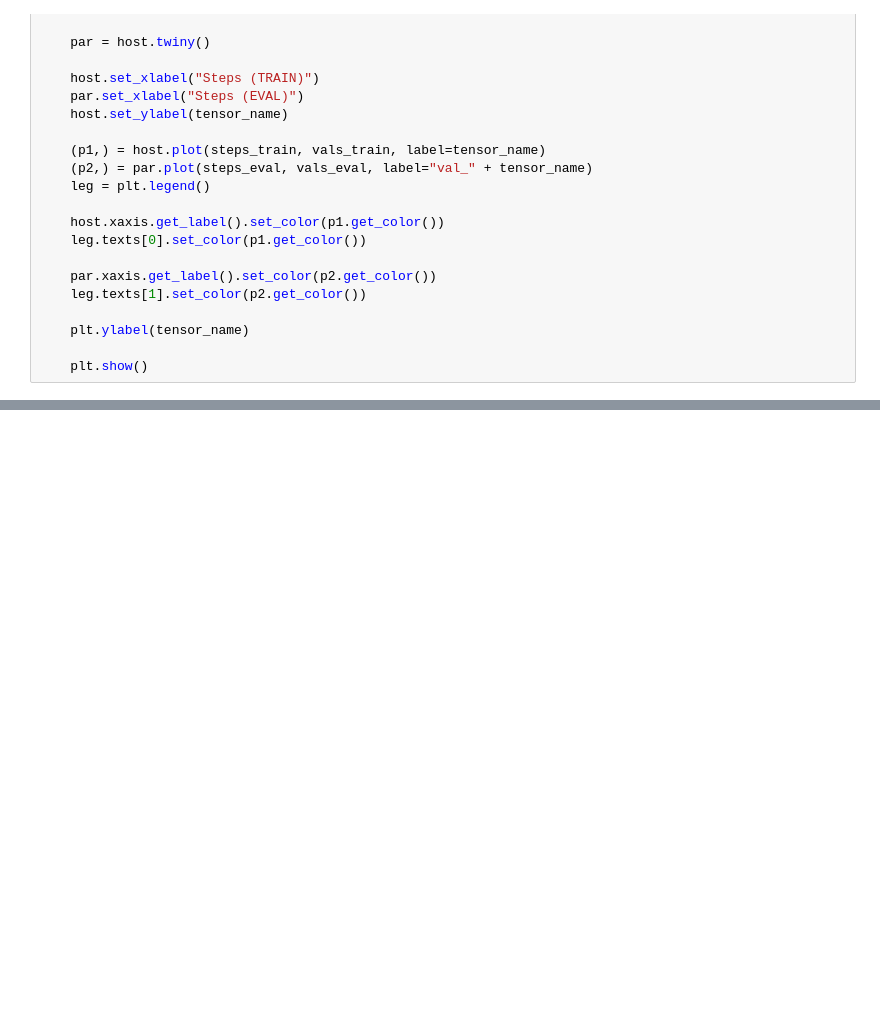
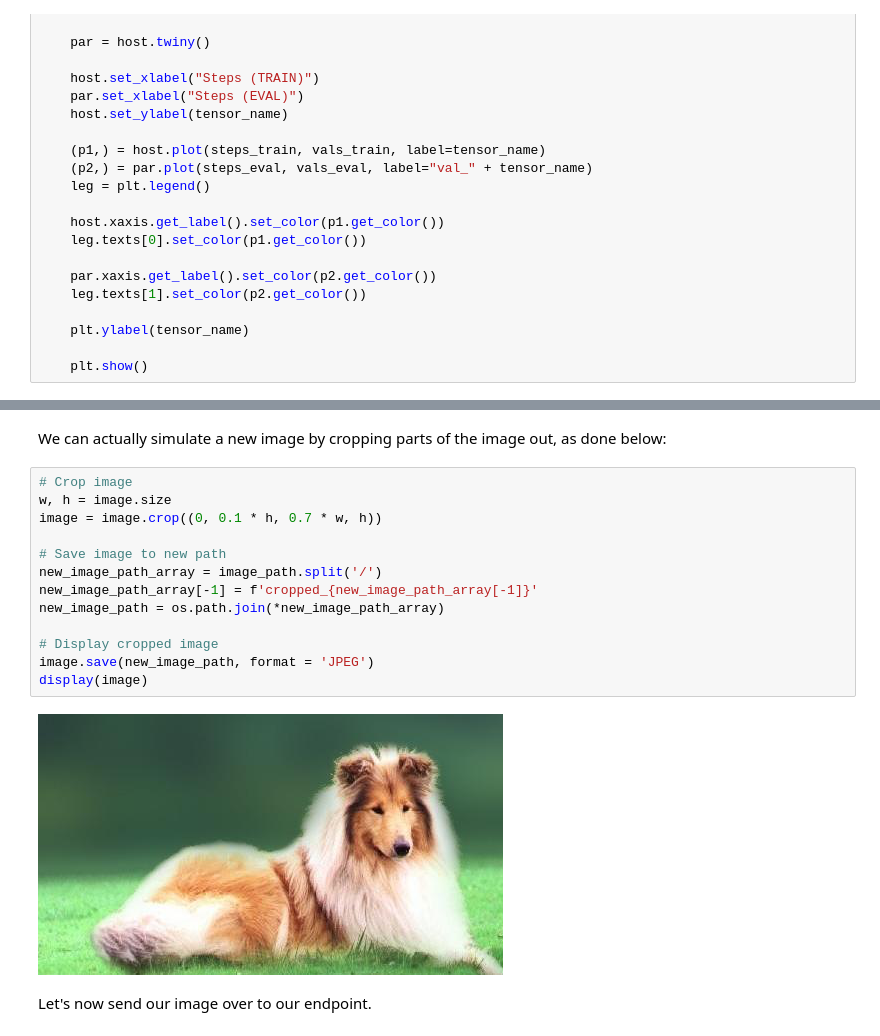
Before and after one commit to dtruong4/sagemaker_ml_image_classification, a Jupyter notebook: train_and_deploy.ipynb, the cells around one changed output, grey strips where cells are left out. Drawn from its saved outputs; the diff is of its cells as text; blank space fills up the shorter version.

```diff
--- a/train_and_deploy.ipynb
+++ b/train_and_deploy.ipynb
@@ -343,0 +776,19 @@ predictor.delete_endpoint()
+# %% [markdown]
+We can actually simulate a new image by cropping parts of the image out, as done below:
+# %%
+# Crop image
+w, h = image.size
+image = image.crop((0, 0.1 * h, 0.7 * w, h))
+
+# Save image to new path
+new_image_path_array = image_path.split('/')
+new_image_path_array[-1] = f'cropped_{new_image_path_array[-1]}'
+new_image_path = os.path.join(*new_image_path_array)
+
+# Display cropped image
+image.save(new_image_path, format = 'JPEG')
+display(image)
+# %% [output]
+[figure, added]
+# %% [markdown]
+Let's now send our image over to our endpoint.
```
Also changed, not shown: parts of 91 cells of this notebook.
